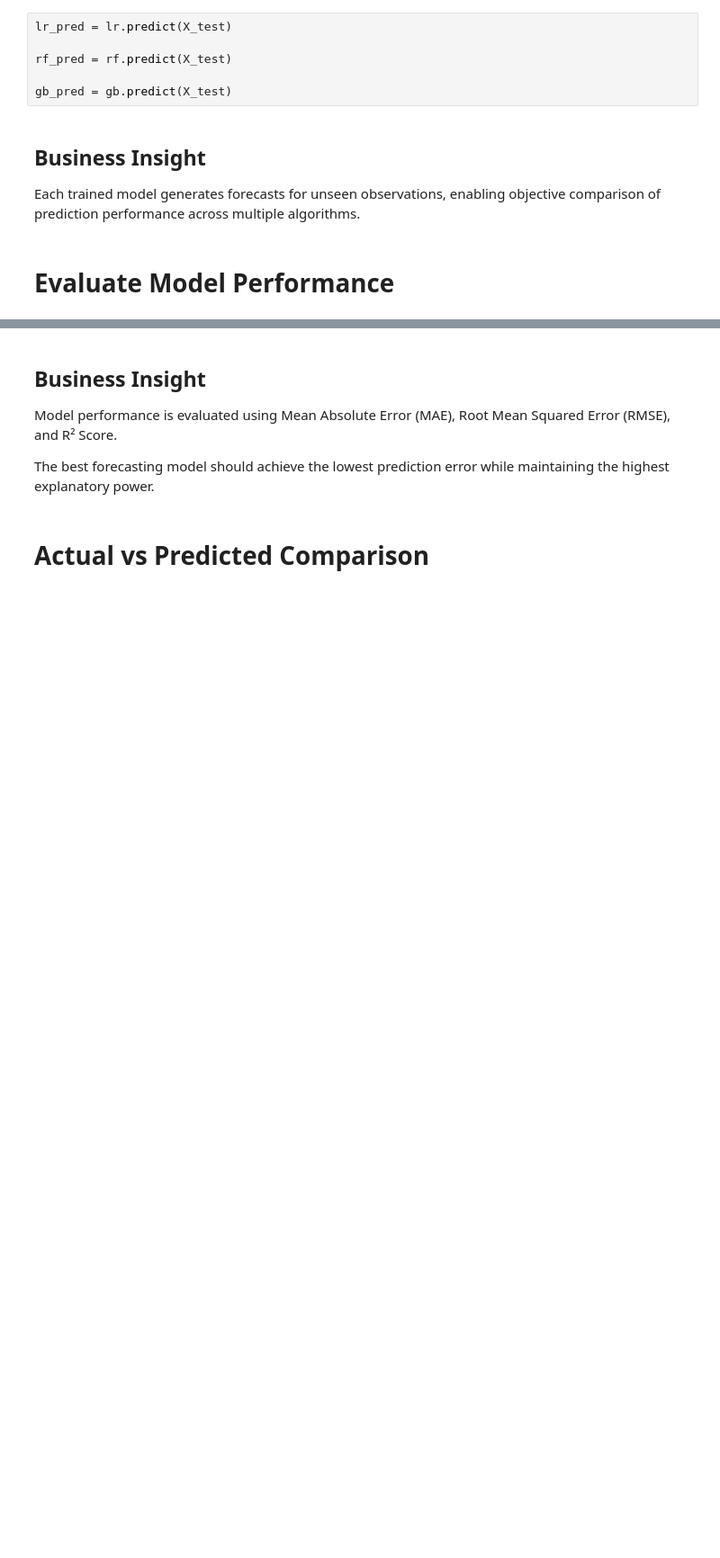
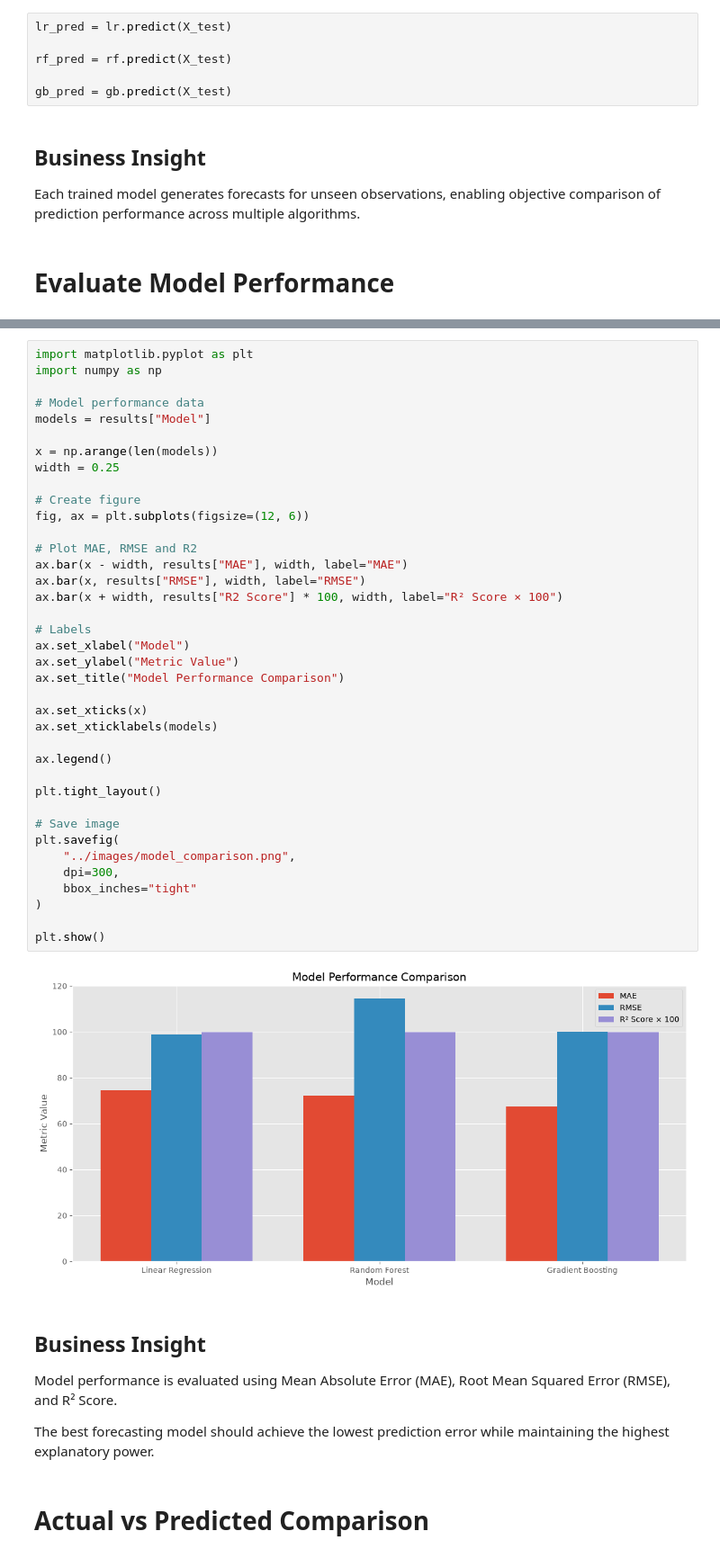
Before and after one commit to kishanDataLab/Predictive_Forecasting_of_Care_Load, a Jupyter notebook: notebooks/05_Predictive_Modeling.ipynb, the cells around one changed output, grey strips where cells are left out. Shown at 90% size. Saved outputs shown, nothing was run; the diff lists cells and outputs as text; blank space fills up the shorter version.

```diff
--- a/notebooks/05_Predictive_Modeling.ipynb
+++ b/notebooks/05_Predictive_Modeling.ipynb
@@ -224,6 +227,46 @@ results
 | 0 | Linear Regression | 74.548338 | 98.891114 | 0.998823 |
 | 1 | Random Forest | 72.213696 | 114.447010 | 0.998424 |
 | 2 | Gradient Boosting | 67.365655 | 100.211272 | 0.998791 |
+# %%
+import matplotlib.pyplot as plt
+import numpy as np
+
+# Model performance data
+models = results["Model"]
+
+x = np.arange(len(models))
+width = 0.25
+
+# Create figure
+fig, ax = plt.subplots(figsize=(12, 6))
+
+# Plot MAE, RMSE and R2
+ax.bar(x - width, results["MAE"], width, label="MAE")
+ax.bar(x, results["RMSE"], width, label="RMSE")
+ax.bar(x + width, results["R2 Score"] * 100, width, label="R² Score × 100")
+
+# Labels
+ax.set_xlabel("Model")
+ax.set_ylabel("Metric Value")
+ax.set_title("Model Performance Comparison")
+
+ax.set_xticks(x)
+ax.set_xticklabels(models)
+
+ax.legend()
+
+plt.tight_layout()
+
+# Save image
+plt.savefig(
+    "../images/model_comparison.png",
+    dpi=300,
+    bbox_inches="tight"
+)
+
+plt.show()
+# %% [output]
+[figure, added]
 # %% [markdown]
 ## Business Insight
 
```
Also changed, not shown: parts of 1 cell of this notebook, 23 other files.
